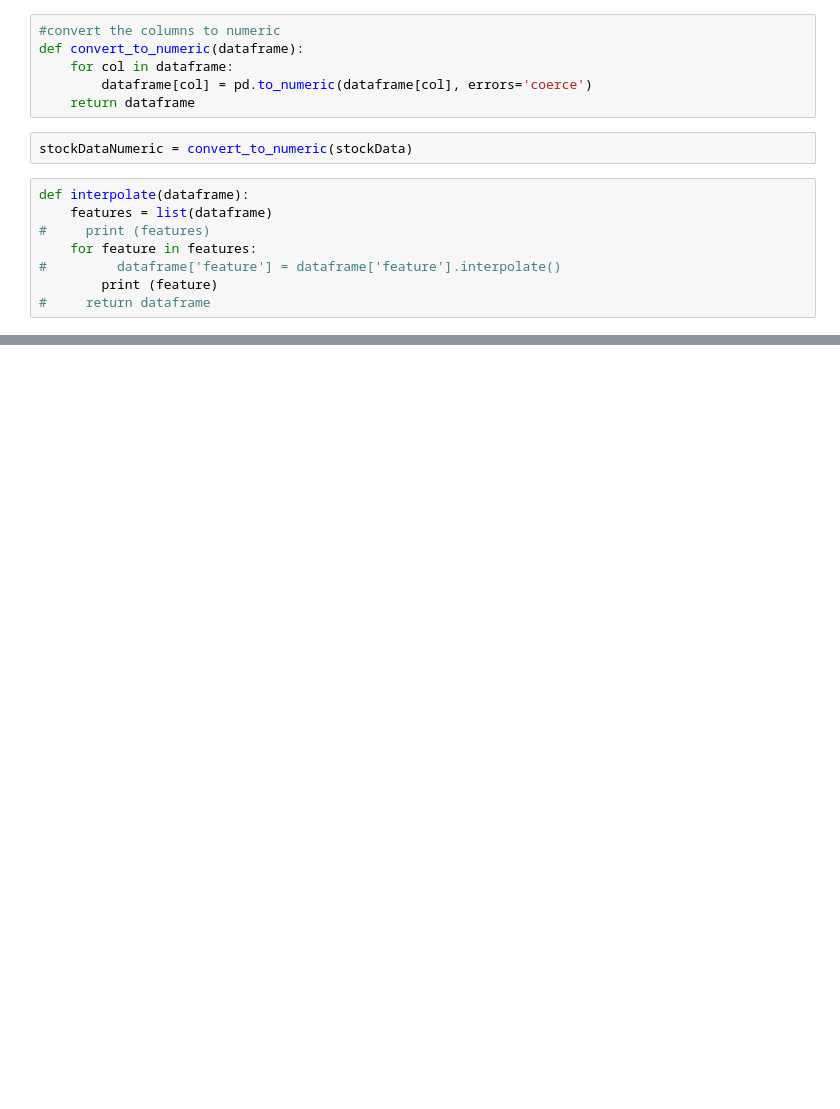
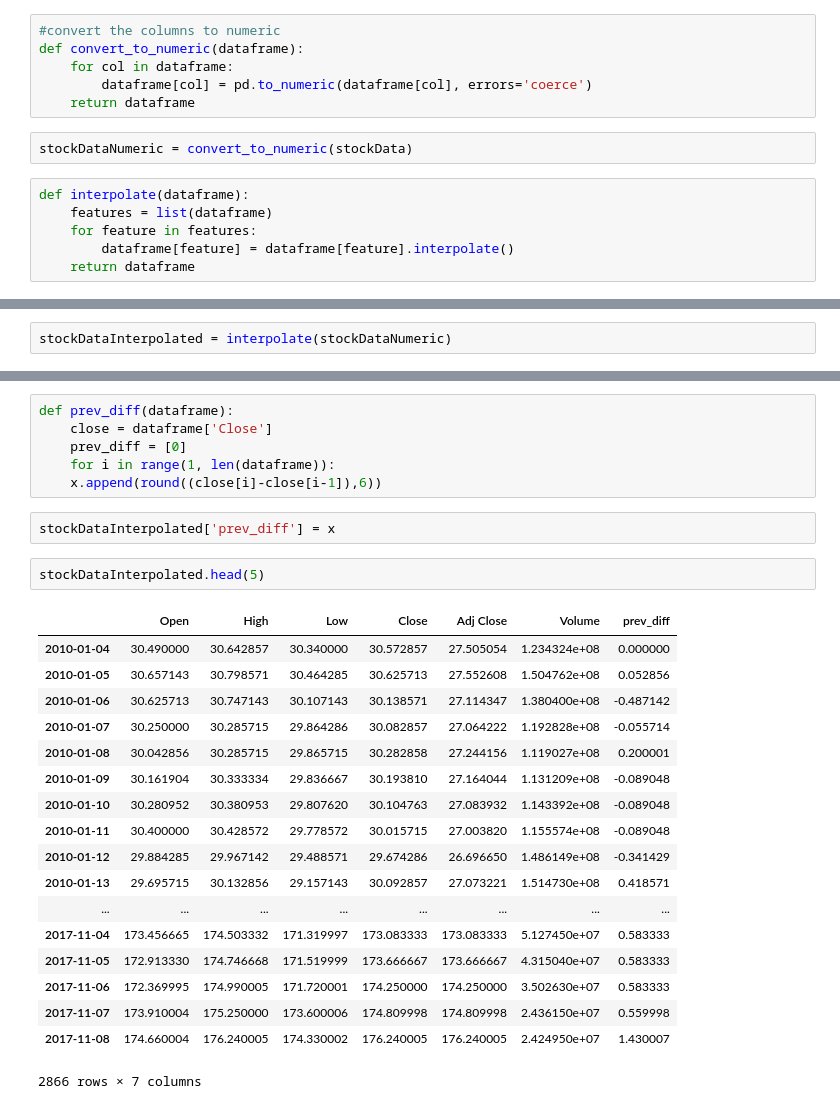
Before and after one commit to masinazarian/stock-market-analysis, a Jupyter notebook: gettingPrice.ipynb, the cells around one changed output, grey strips where cells are left out. Cells and saved outputs as stored; diff of their text form; blank space fills up the shorter version.

```diff
--- a/gettingPrice.ipynb
+++ b/gettingPrice.ipynb
@@ -50,8 +48,6 @@ stockDataNumeric = convert_to_numeric(stockData)
 # %%
 def interpolate(dataframe):
     features = list(dataframe)
-#     print (features)
     for feature in features:
-#         dataframe['feature'] = dataframe['feature'].interpolate()
-        print (feature)
-#     return dataframe
+        dataframe[feature] = dataframe[feature].interpolate()
+    return dataframe
@@ -67,0 +54,2 @@ Volume
+# %%
+stockDataInterpolated = interpolate(stockDataNumeric)
@@ -67,0 +70,29 @@ Volume
+# %%
+def prev_diff(dataframe):
+    close = dataframe['Close']
+    prev_diff = [0]
+    for i in range(1, len(dataframe)):
+    x.append(round((close[i]-close[i-1]),6))
+# %%
+stockDataInterpolated['prev_diff'] = x
+# %%
+stockDataInterpolated.head(5)
+# %% [output]
+|  | Open | High | Low | Close | Adj Close | Volume | prev_diff |
+| 2010-01-04 | 30.490000 | 30.642857 | 30.340000 | 30.572857 | 27.505054 | 1.234324e+08 | 0.000000 |
+| 2010-01-05 | 30.657143 | 30.798571 | 30.464285 | 30.625713 | 27.552608 | 1.504762e+08 | 0.052856 |
+| 2010-01-06 | 30.625713 | 30.747143 | 30.107143 | 30.138571 | 27.114347 | 1.380400e+08 | -0.487142 |
+| 2010-01-07 | 30.250000 | 30.285715 | 29.864286 | 30.082857 | 27.064222 | 1.192828e+08 | -0.055714 |
+| 2010-01-08 | 30.042856 | 30.285715 | 29.865715 | 30.282858 | 27.244156 | 1.119027e+08 | 0.200001 |
+| 2010-01-09 | 30.161904 | 30.333334 | 29.836667 | 30.193810 | 27.164044 | 1.131209e+08 | -0.089048 |
+| 2010-01-10 | 30.280952 | 30.380953 | 29.807620 | 30.104763 | 27.083932 | 1.143392e+08 | -0.089048 |
+| 2010-01-11 | 30.400000 | 30.428572 | 29.778572 | 30.015715 | 27.003820 | 1.155574e+08 | -0.089048 |
+| 2010-01-12 | 29.884285 | 29.967142 | 29.488571 | 29.674286 | 26.696650 | 1.486149e+08 | -0.341429 |
+| 2010-01-13 | 29.695715 | 30.132856 | 29.157143 | 30.092857 | 27.073221 | 1.514730e+08 | 0.418571 |
+| ... | ... | ... | ... | ... | ... | ... | ... |
+| 2017-11-04 | 173.456665 | 174.503332 | 171.319997 | 173.083333 | 173.083333 | 5.127450e+07 | 0.583333 |
+| 2017-11-05 | 172.913330 | 174.746668 | 171.519999 | 173.666667 | 173.666667 | 4.315040e+07 | 0.583333 |
+| 2017-11-06 | 172.369995 | 174.990005 | 171.720001 | 174.250000 | 174.250000 | 3.502630e+07 | 0.583333 |
+| 2017-11-07 | 173.910004 | 175.250000 | 173.600006 | 174.809998 | 174.809998 | 2.436150e+07 | 0.559998 |
+| 2017-11-08 | 174.660004 | 176.240005 | 174.330002 | 176.240005 | 176.240005 | 2.424950e+07 | 1.430007 |
+2866 rows × 7 columns
```
Also changed, not shown: parts of 9 cells of this notebook.
